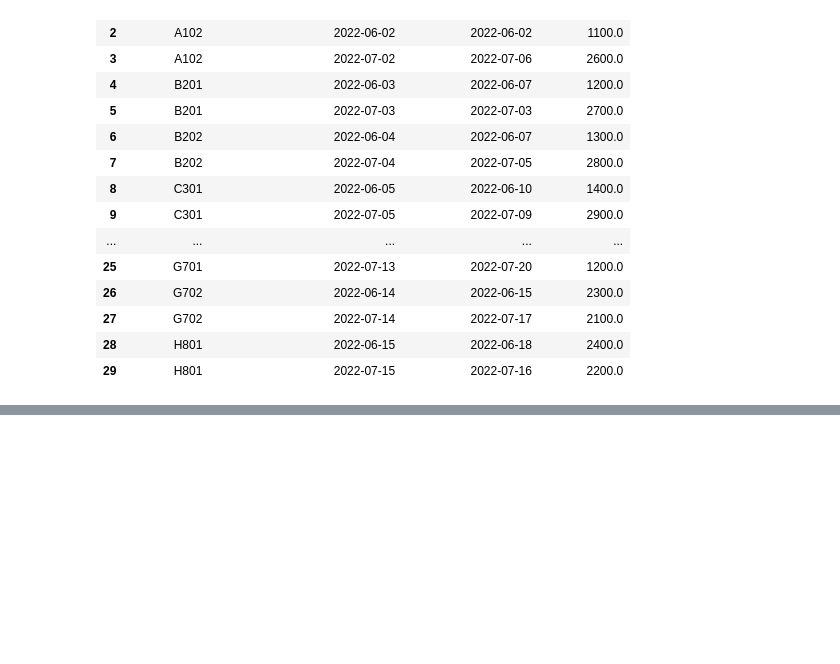
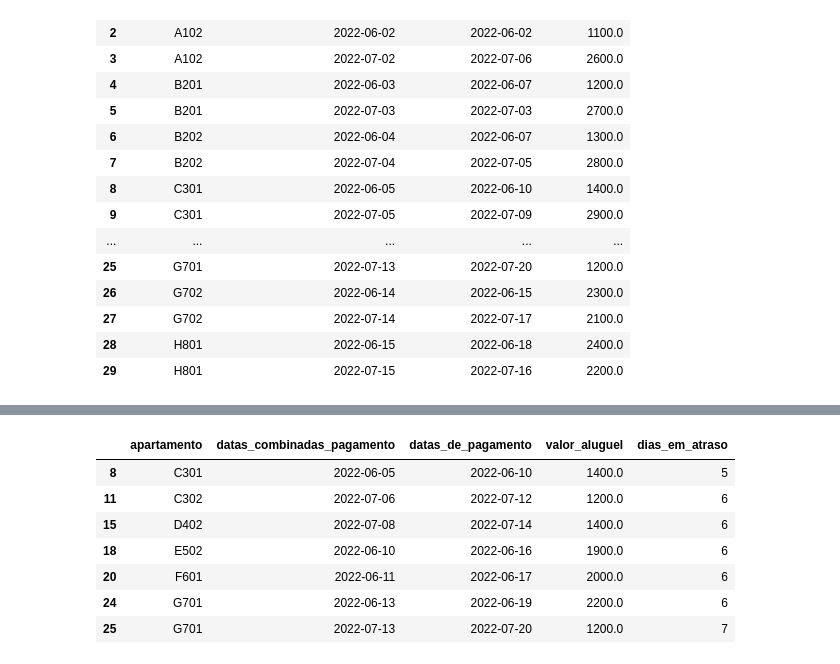
Before and after one commit to JhonCostaDev/oracle_one_alura, a Jupyter notebook: dataScience/pandas_etl/adm_condominios.ipynb, the cells around one changed output, grey strips where cells are left out. Saved outputs shown, nothing was run; the diff lists cells and outputs as text; code cells hidden in the pictures; blank space fills up the shorter version.

```diff
--- a/dataScience/pandas_etl/adm_condominios.ipynb
+++ b/dataScience/pandas_etl/adm_condominios.ipynb
@@ -111,4 +111,4 @@ date_columns = ['datas_combinadas_pagamento','datas_de_pagamento']
 # Formatando as colunas de data para o formato correto
 dados[date_columns] = dados[date_columns].apply(pd.to_datetime, format='%d/%m/%Y')
 # %%
-dados
+dados['valor_aluguel'] = dados['valor_aluguel'].astype(np.float64)
@@ -239,0 +212,4 @@ Para se aprofundar nos usos do tipo datetime consulte o artigo Python datetime:
+# %%
+dados['dias_em_atraso'] = dados['datas_de_pagamento'] - dados['datas_combinadas_pagamento']
+# %%
+dados['dias_em_atraso'] = dados['dias_em_atraso'].dt.days
@@ -239,0 +225,11 @@ Para se aprofundar nos usos do tipo datetime consulte o artigo Python datetime:
+# %%
+dados[dados['dias_em_atraso'] >= 5]
+# %% [output]
+|  | apartamento | datas_combinadas_pagamento | datas_de_pagamento | valor_aluguel | dias_em_atraso |
+| 8 | C301 | 2022-06-05 | 2022-06-10 | 1400.0 | 5 |
+| 11 | C302 | 2022-07-06 | 2022-07-12 | 1200.0 | 6 |
+| 15 | D402 | 2022-07-08 | 2022-07-14 | 1400.0 | 6 |
+| 18 | E502 | 2022-06-10 | 2022-06-16 | 1900.0 | 6 |
+| 20 | F601 | 2022-06-11 | 2022-06-17 | 2000.0 | 6 |
+| 24 | G701 | 2022-06-13 | 2022-06-19 | 2200.0 | 6 |
+| 25 | G701 | 2022-07-13 | 2022-07-20 | 1200.0 | 7 |
```
Also changed, not shown: parts of 9 cells of this notebook, 2 other files.
